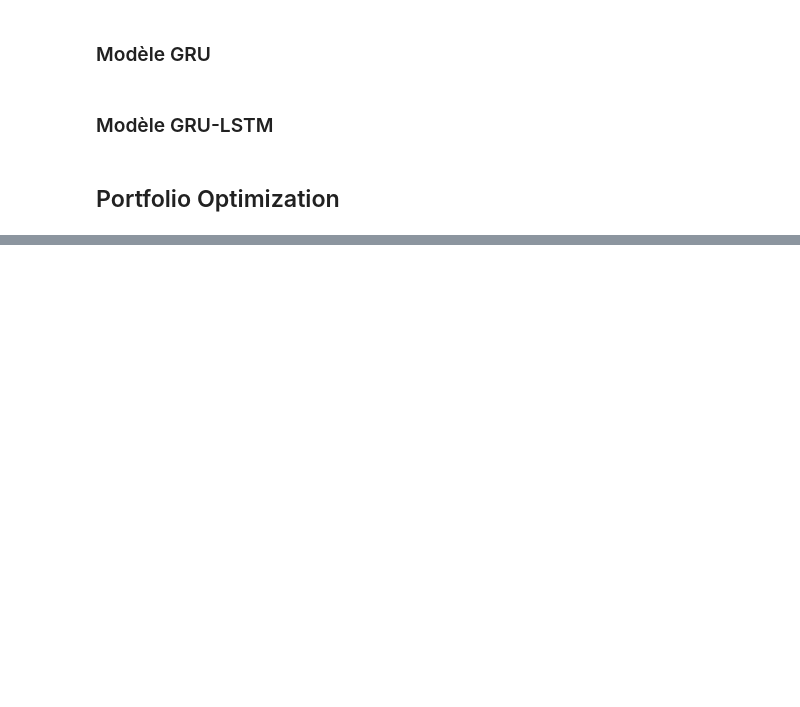
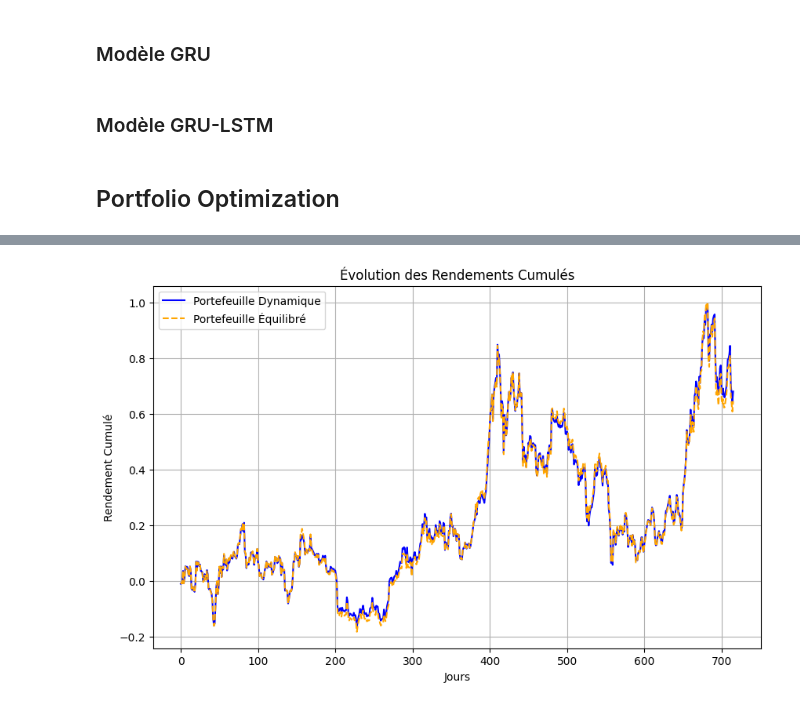
Before and after one commit to emmaebrl/crypto-volatility-lab, a Jupyter notebook: sandbox/NN_volatility_prediction.ipynb, the cells around one changed output, grey strips where cells are left out. Drawn from its saved outputs; the diff is of its cells as text; code cells hidden in the pictures; blank space fills up the shorter version.

```diff
--- a/sandbox/NN_volatility_prediction.ipynb
+++ b/sandbox/NN_volatility_prediction.ipynb
@@ -358,0 +409,15 @@ plt.show()
+# %%
+cumulative_portfolio_returns = np.cumprod(1 + portfolio_returns) - 1
+cumulative_balanced_returns = np.cumprod(1 + balanced_returns) - 1
+
+plt.figure(figsize=(10, 6))
+plt.plot(cumulative_portfolio_returns, label="Portefeuille Dynamique", color='blue')
+plt.plot(cumulative_balanced_returns, label="Portefeuille Équilibré", color='orange', linestyle='--')
+plt.title("Évolution des Rendements Cumulés")
+plt.xlabel("Jours")
+plt.ylabel("Rendement Cumulé")
+plt.legend()
+plt.grid(True)
+plt.show()
+# %% [output]
+[figure, added]
```
Also changed, not shown: parts of 7 cells of this notebook, 1 other file.
